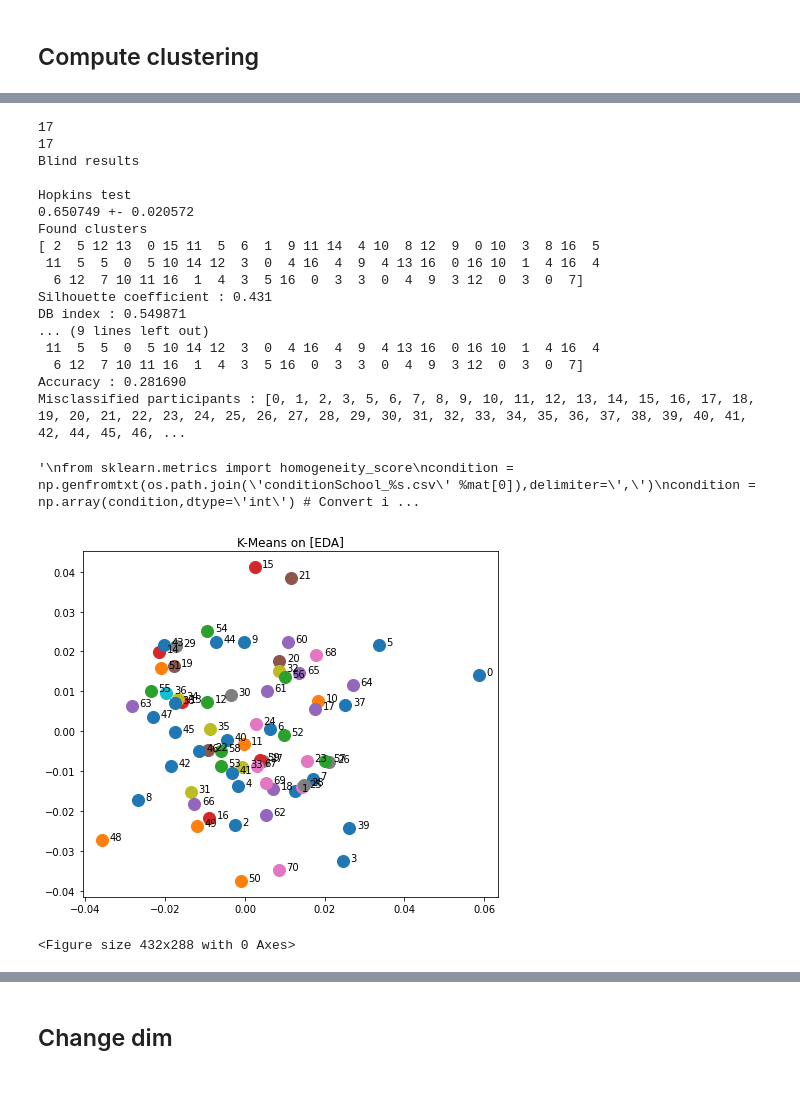
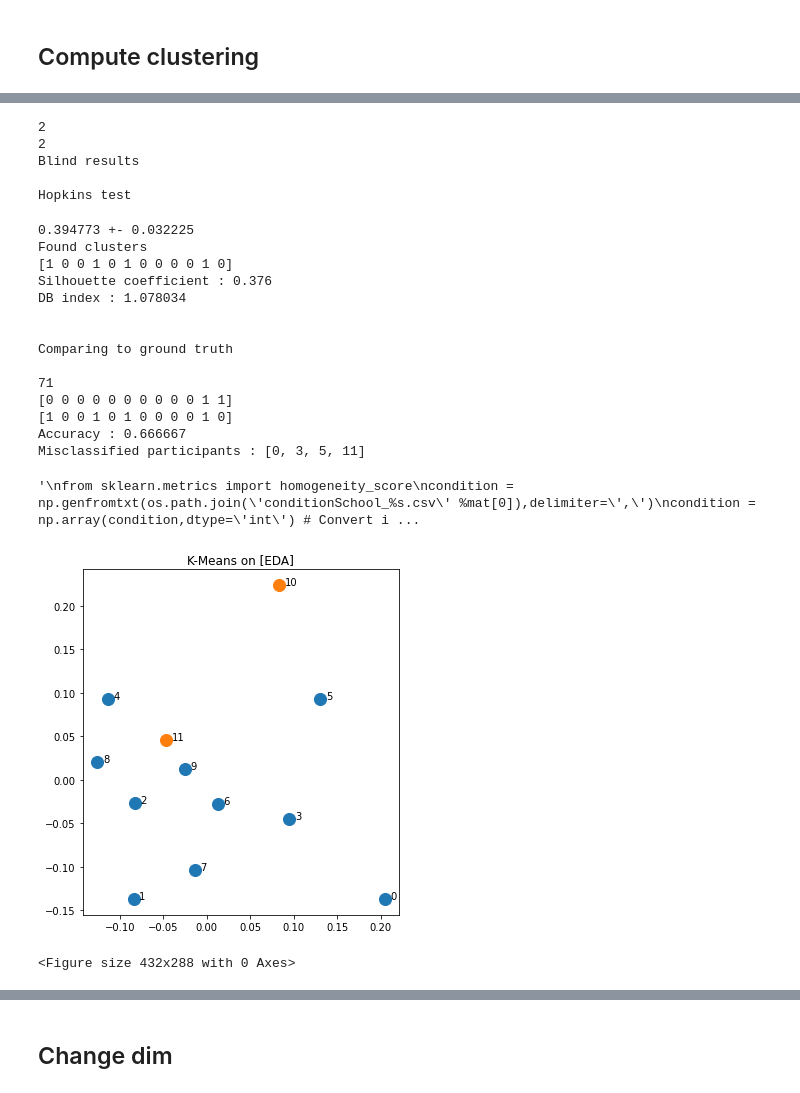
Before and after one commit to alexandremerasli/TFEnext, a Jupyter notebook: newClustering.ipynb, the cells around one changed output, grey strips where cells are left out. Cells and saved outputs as stored; diff of their text form; code cells hidden in the pictures.

Commit message:
choosing classes works

```diff
--- a/newClustering.ipynb
+++ b/newClustering.ipynb
@@ -517,29 +508,37 @@ algo = 'K-Means'
 
 #algo = 'Spectral Clustering distance'
 #algo = 'Hierarchical Clustering distance'
+
+# To study
+studiedPeriods = np.array([1])
+studiedClasses = np.array([1,2])
 # %%
 # Read true labels from CSV file
 condition = np.genfromtxt(os.path.join('conditionSchool_%s.csv' %mat[0]),delimiter=',')
 condition = np.array(condition,dtype='int') # Convert into array
-print(condition)
+
+if mat == ['EDA']:
+    print(subjectsRemoved_EDA)
+    condition_EDA = removeSubjectsVector(condition,subjectsRemoved_EDA)
+    condition = condition_EDA
+elif mat == ['IBI']:
+    condition_IBI = removeSubjectsVector(condition,subjectsRemoved_IBI)
+    condition = condition_IBI
+
+idxStudiedClasses = [np.where(condition == studiedClasses[i])[0] for i in range(len(studiedClasses))]
+idxStudiedClasses = np.hstack(idxStudiedClasses)
+
 condition = condition*sum([condition==studiedClasses[i] for i in range(len(studiedClasses))])
-print(condition)
-
 import scipy.stats as ss
 condition = condition[condition!=0]
-print(condition)
-
 condition = ss.rankdata(condition,method='dense')
-print(condition)
 
 nClusters = len(np.unique(condition))
 nPeriod = len(studiedPeriods)
 nParticipants = len(condition)
 
-if mat == ['EDA']:
-    condition_EDA = removeSubjectsVector(condition,subjectsRemoved_EDA) - 1
-    condition = condition_EDA
-elif mat == ['IBI']:
-    condition_IBI = removeSubjectsVector(condition,subjectsRemoved_IBI) - 1
-    condition = condition_IBI
+# Matlab to Python
+studiedPeriods -= 1
+studiedClasses -= 1
+condition -= 1
 # %% [output]
@@ -562,5 +546,9 @@ elif mat == ['IBI']:
 # %%
-# Compute chosen clustering
+# Select studied classes
+ISC_EDA = ISC_EDA[idxStudiedClasses,:]
+ISC_EDA = ISC_EDA[:,idxStudiedClasses]
+
+#Compute chosen clustering
 method_result = Results(mat=mat,mapping=mapping,algo=algo,condition=condition)
 n_clusters = nClusters*nPeriod
 print(n_clusters)
@@ -582,47 +570,49 @@ elif (algo == 'Hierarchical Clustering distance'):
     method = AgglomerativeClustering(n_clusters=n_clusters,linkage="single",affinity='precomputed')
 #elif (algo == 'Hierarchical Clustering distance'): # ward doesnt work with precomputed matrix
 #    method = AgglomerativeClustering(n_clusters=n_clusters,linkage="ward",affinity='precomputed')
 
 method_result.applyMethod(method)
 
 # Show results
 method_result.twoClustersMethodResult()
 method_result.showResultMap()
 
 plt.figure()
 groundTruth = False
 trueDisplay = False
 method_result.showResultMap()
 
 '''
 from sklearn.metrics import homogeneity_score
 condition = np.genfromtxt(os.path.join('conditionSchool_%s.csv' %mat[0]),delimiter=',')
 condition = np.array(condition,dtype='int') # Convert into array
 if mat == ['EDA']:
     condition = removeSubjectsVector(condition,subjectsRemoved_EDA)
 elif mat == ['IBI']:
     condition = removeSubjectsVector(condition,subjectsRemoved_IBI)
 print("homogeneity")
 print(homogeneity_score(condition,method_result.label))
 '''
 # %% [output]
-17
-17
+2
+2
 Blind results
 
 Hopkins test
-0.650749 +- 0.020572
-Found clusters
-[ 2  5 12 13  0 15 11  5  6  1  9 11 14  4 10  8 12  9  0 10  3  8 16  5
- 11  5  5  0  5 10 14 12  3  0  4 16  4  9  4 13 16  0 16 10  1  4 16  4
-  6 12  7 10 11 16  1  4  3  5 16  0  3  3  0  4  9  3 12  0  3  0  7]
-Silhouette coefficient : 0.431
-DB index : 0.549871
-... (9 lines left out)
- 11  5  5  0  5 10 14 12  3  0  4 16  4  9  4 13 16  0 16 10  1  4 16  4
-  6 12  7 10 11 16  1  4  3  5 16  0  3  3  0  4  9  3 12  0  3  0  7]
-Accuracy : 0.281690
-Misclassified participants : [0, 1, 2, 3, 5, 6, 7, 8, 9, 10, 11, 12, 13, 14, 15, 16, 17, 18, 19, 20, 21, 22, 23, 24, 25, 26, 27, 28, 29, 30, 31, 32, 33, 34, 35, 36, 37, 38, 39, 40, 41, 42, 44, 45, 46, ...
-'\nfrom sklearn.metrics import homogeneity_score\ncondition = np.genfromtxt(os.path.join(\'conditionSchool_%s.csv\' %mat[0]),delimiter=\',\')\ncondition = np.array(condition,dtype=\'int\') # Convert i ...
+0.394773 +- 0.032225
+Found clusters
+[1 0 0 1 0 1 0 0 0 0 1 0]
+Silhouette coefficient : 0.376
+DB index : 1.078034
+
+
+Comparing to ground truth
+
+71
+[0 0 0 0 0 0 0 0 0 0 1 1]
+[1 0 0 1 0 1 0 0 0 0 1 0]
+Accuracy : 0.666667
+Misclassified participants : [0, 3, 5, 11]
+'\nfrom sklearn.metrics import homogeneity_score\ncondition = np.genfromtxt(os.path.join(\'conditionSchool_%s.csv\' %mat[0]),delimiter=\',\')\ncondition = np.array(condition,dtype=\'int\') # Convert i ...
-[figure, old version]
+[figure, new version]
-<Figure size 432x288 with 0 Axes>
+<Figure size 432x288 with 0 Axes>
```
Also changed, not shown: parts of 5 cells of this notebook.
